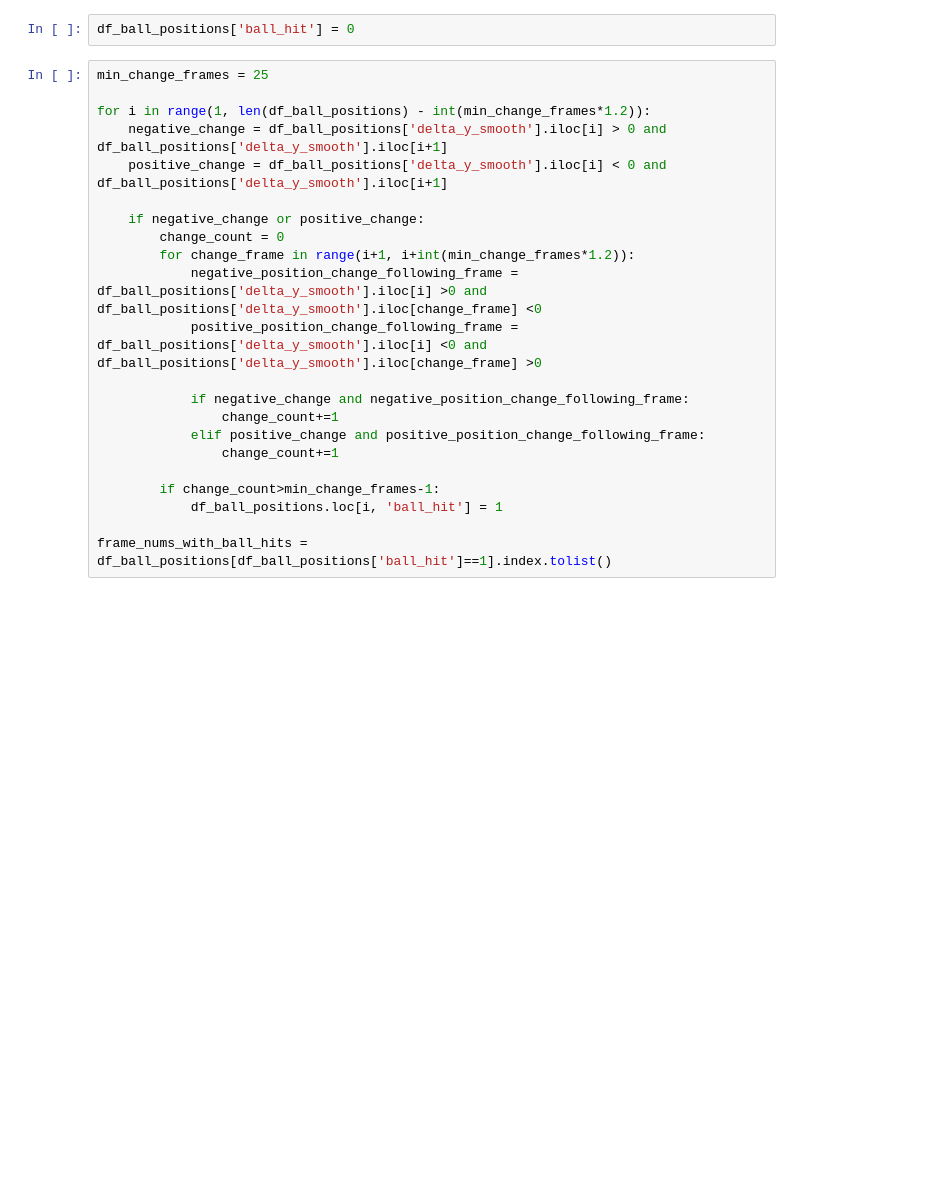
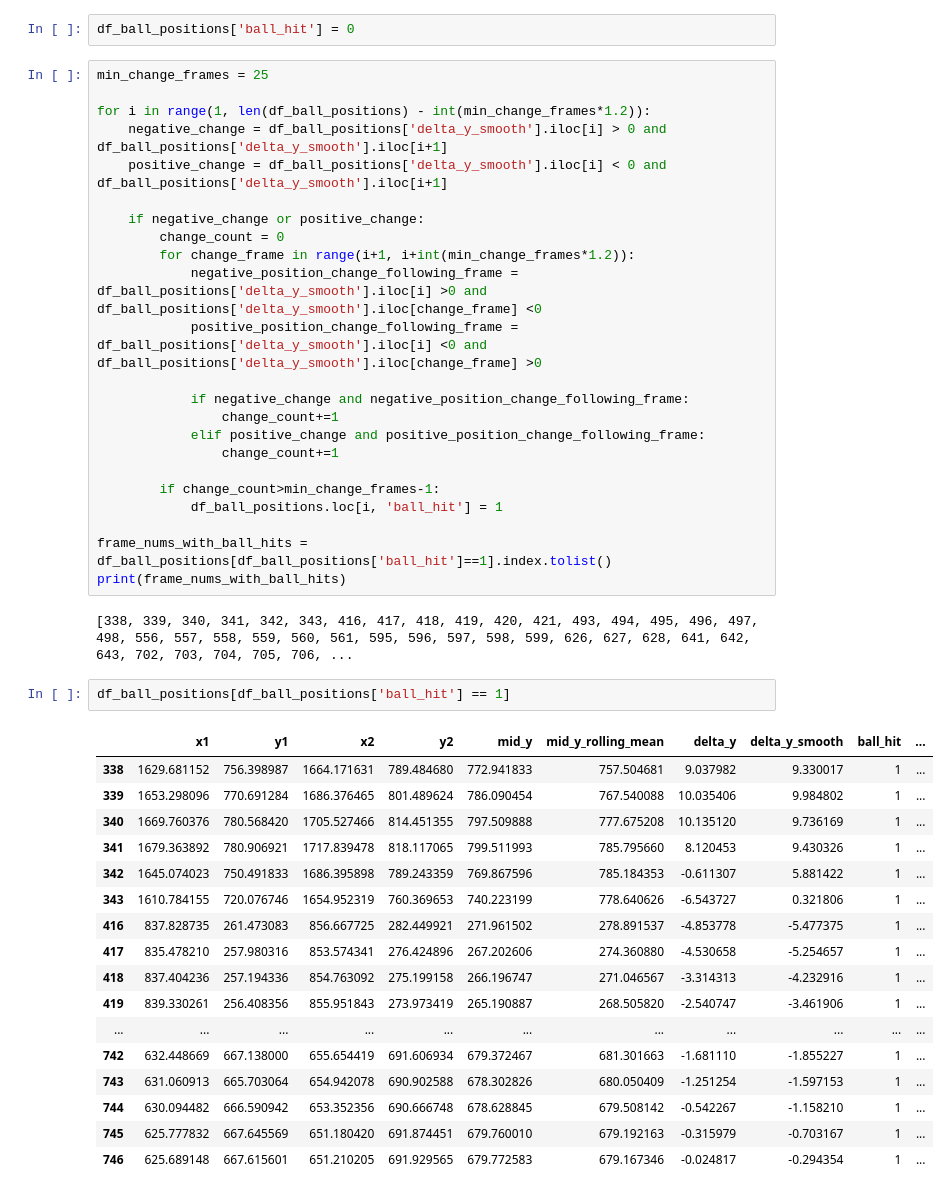
Before and after one commit to simonator420/tennis_video_analysis, a Jupyter notebook: analysis/ball_analysis.ipynb, the cells around one changed output. Drawn from its saved outputs; the diff is of its cells as text; blank space fills up the shorter version.

```diff
--- a/analysis/ball_analysis.ipynb
+++ b/analysis/ball_analysis.ipynb
@@ -85,6 +85,29 @@ for i in range(1, len(df_ball_positions) - int(min_change_frames*1.2)):
             df_ball_positions.loc[i, 'ball_hit'] = 1
 
 frame_nums_with_ball_hits = df_ball_positions[df_ball_positions['ball_hit']==1].index.tolist()
+print(frame_nums_with_ball_hits)
+# %% [output]
+[338, 339, 340, 341, 342, 343, 416, 417, 418, 419, 420, 421, 493, 494, 495, 496, 497, 498, 556, 557, 558, 559, 560, 561, 595, 596, 597, 598, 599, 626, 627, 628, 641, 642, 643, 702, 703, 704, 705, 706, ...
+# %%
+df_ball_positions[df_ball_positions['ball_hit'] == 1]
+# %% [output]
+|  | x1 | y1 | x2 | y2 | mid_y | mid_y_rolling_mean | delta_y | delta_y_smooth | ball_hit | ... |
+| 338 | 1629.681152 | 756.398987 | 1664.171631 | 789.484680 | 772.941833 | 757.504681 | 9.037982 | 9.330017 | 1 | ... |
+| 339 | 1653.298096 | 770.691284 | 1686.376465 | 801.489624 | 786.090454 | 767.540088 | 10.035406 | 9.984802 | 1 | ... |
+| 340 | 1669.760376 | 780.568420 | 1705.527466 | 814.451355 | 797.509888 | 777.675208 | 10.135120 | 9.736169 | 1 | ... |
+| 341 | 1679.363892 | 780.906921 | 1717.839478 | 818.117065 | 799.511993 | 785.795660 | 8.120453 | 9.430326 | 1 | ... |
+| 342 | 1645.074023 | 750.491833 | 1686.395898 | 789.243359 | 769.867596 | 785.184353 | -0.611307 | 5.881422 | 1 | ... |
+| 343 | 1610.784155 | 720.076746 | 1654.952319 | 760.369653 | 740.223199 | 778.640626 | -6.543727 | 0.321806 | 1 | ... |
+| 416 | 837.828735 | 261.473083 | 856.667725 | 282.449921 | 271.961502 | 278.891537 | -4.853778 | -5.477375 | 1 | ... |
+| 417 | 835.478210 | 257.980316 | 853.574341 | 276.424896 | 267.202606 | 274.360880 | -4.530658 | -5.254657 | 1 | ... |
+| 418 | 837.404236 | 257.194336 | 854.763092 | 275.199158 | 266.196747 | 271.046567 | -3.314313 | -4.232916 | 1 | ... |
+| 419 | 839.330261 | 256.408356 | 855.951843 | 273.973419 | 265.190887 | 268.505820 | -2.540747 | -3.461906 | 1 | ... |
+| ... | ... | ... | ... | ... | ... | ... | ... | ... | ... | ... |
+| 742 | 632.448669 | 667.138000 | 655.654419 | 691.606934 | 679.372467 | 681.301663 | -1.681110 | -1.855227 | 1 | ... |
+| 743 | 631.060913 | 665.703064 | 654.942078 | 690.902588 | 678.302826 | 680.050409 | -1.251254 | -1.597153 | 1 | ... |
+| 744 | 630.094482 | 666.590942 | 653.352356 | 690.666748 | 678.628845 | 679.508142 | -0.542267 | -1.158210 | 1 | ... |
+| 745 | 625.777832 | 667.645569 | 651.180420 | 691.874451 | 679.760010 | 679.192163 | -0.315979 | -0.703167 | 1 | ... |
+| 746 | 625.689148 | 667.615601 | 651.210205 | 691.929565 | 679.772583 | 679.167346 | -0.024817 | -0.294354 | 1 | ... |
 # %%
 
 df_ball_positions['group_id'] = (df_ball_positions['ball_hit'] != df_ball_positions['ball_hit'].shift()).cumsum()
```
Also changed, not shown: parts of 5 cells of this notebook, 2 other files.
